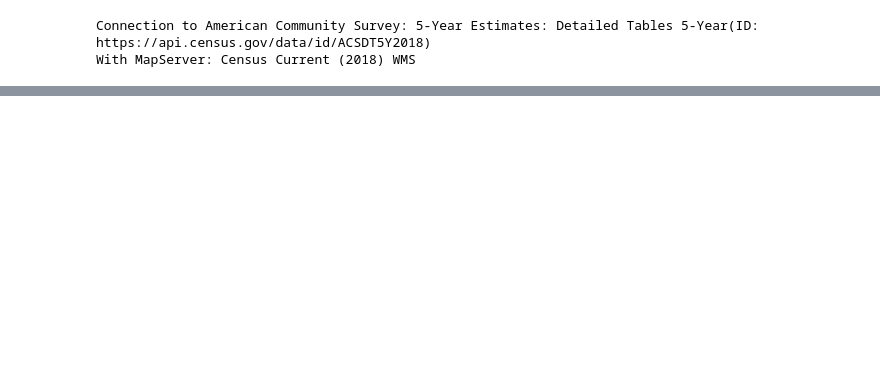
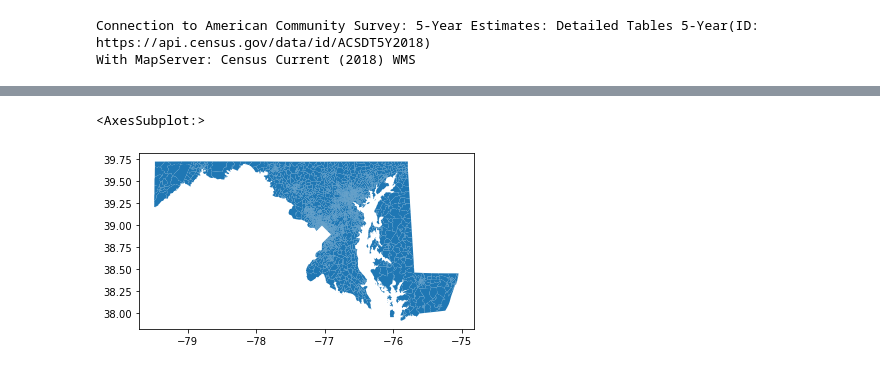
Before and after one commit to asrenninger/mega, a Jupyter notebook: python/osmnx.ipynb, the cells around one changed output, grey strips where cells are left out. Cells and saved outputs as stored; diff of their text form; code cells hidden in the pictures; blank space fills up the shorter version.

```diff
--- a/python/osmnx.ipynb
+++ b/python/osmnx.ipynb
@@ -38,3 +68,7 @@ year = 2015
 url = f"https://www2.census.gov/geo/tiger/GENZ{year}/shp/cb_{year}_{state}_bg_500k.zip"
 # %%
 maryland = gpd.read_file(url)
+maryland.geometry.plot()
+# %% [output]
+<AxesSubplot:>
+[figure, added]
```
Also changed, not shown: parts of 3 cells of this notebook.
